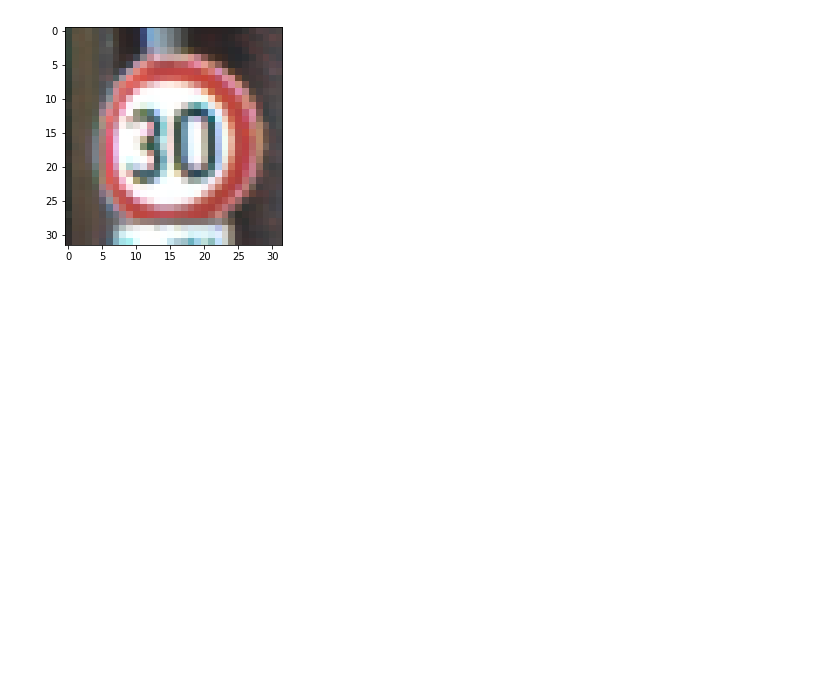
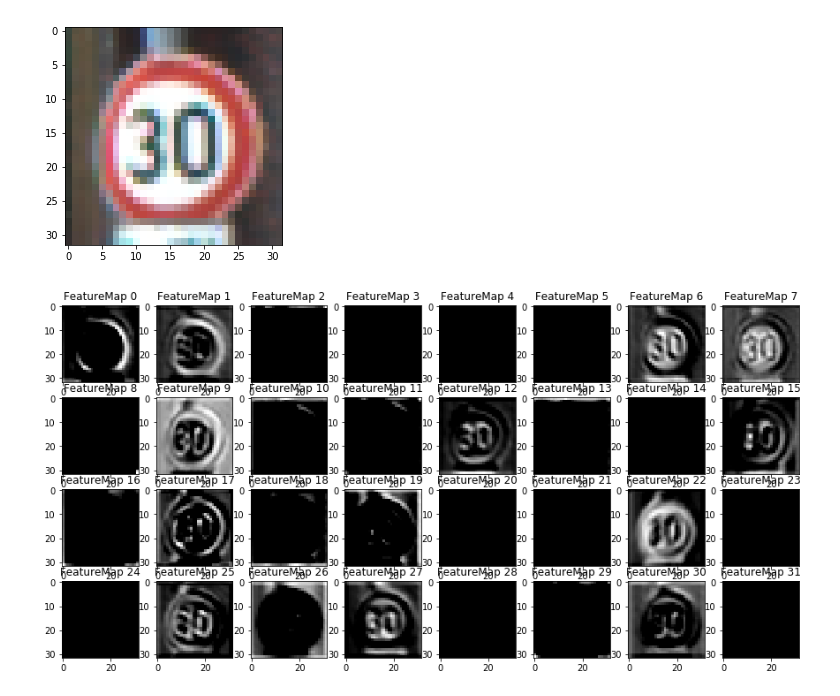
Before and after one commit to KUASWoodyLIN/Udacity_self_driving_car_challenge_2, a Jupyter notebook: Traffic_Sign_Classifier.ipynb, the cells around one changed output. Drawn from its saved outputs; the diff is of its cells as text; code cells hidden in the pictures; blank space fills up the shorter version.

```diff
--- a/Traffic_Sign_Classifier.ipynb
+++ b/Traffic_Sign_Classifier.ipynb
@@ -518,3 +534,7 @@ plt.imshow(X_test[1])
 # %% [output]
 <matplotlib.image.AxesImage at 0x...>
 [figure]
+# %%
+outputFeatureMap(X_test[1:2], conv_layer1)
+# %% [output]
+[figure, added]
```
Also changed, not shown: parts of 17 cells of this notebook, 4 other files.
